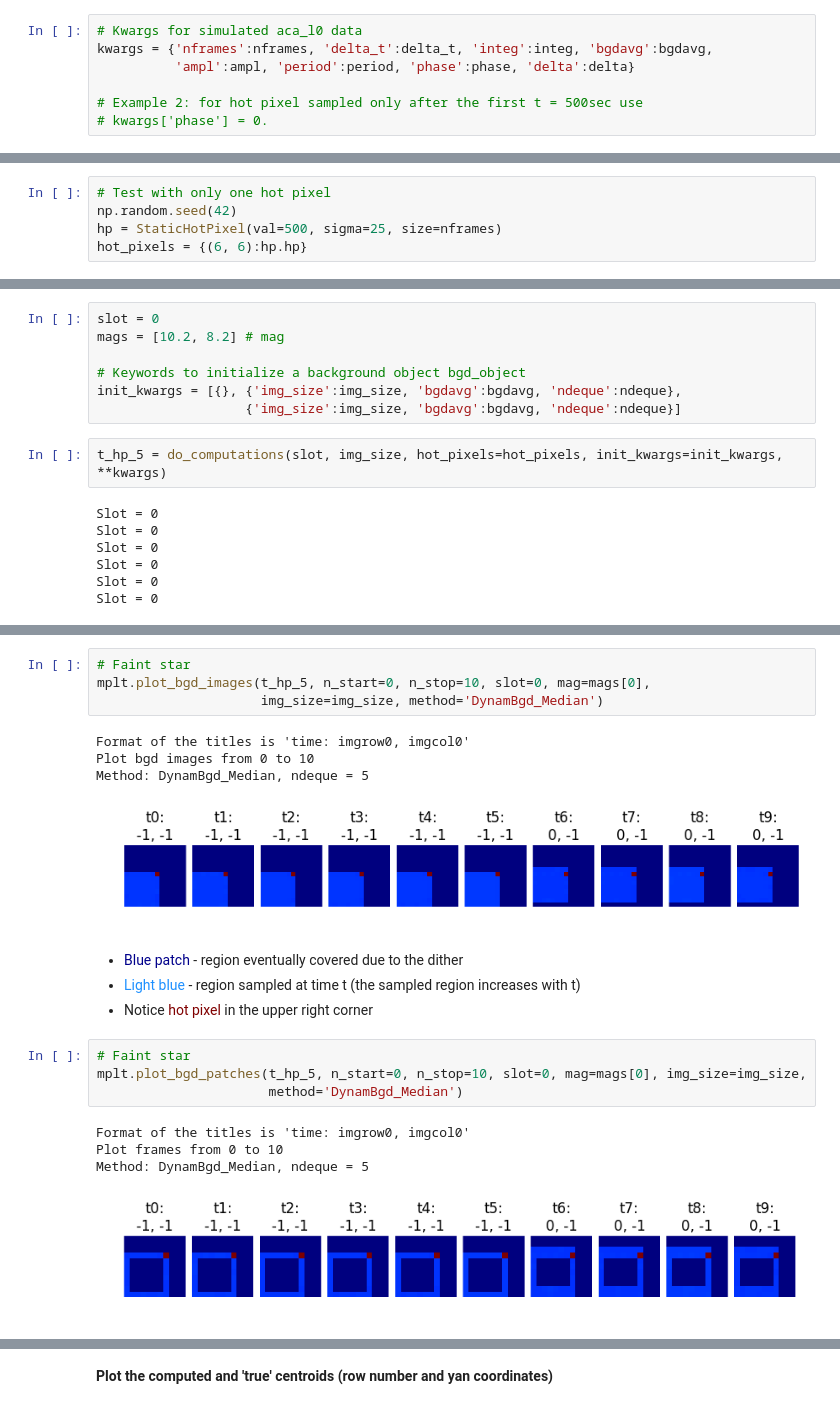
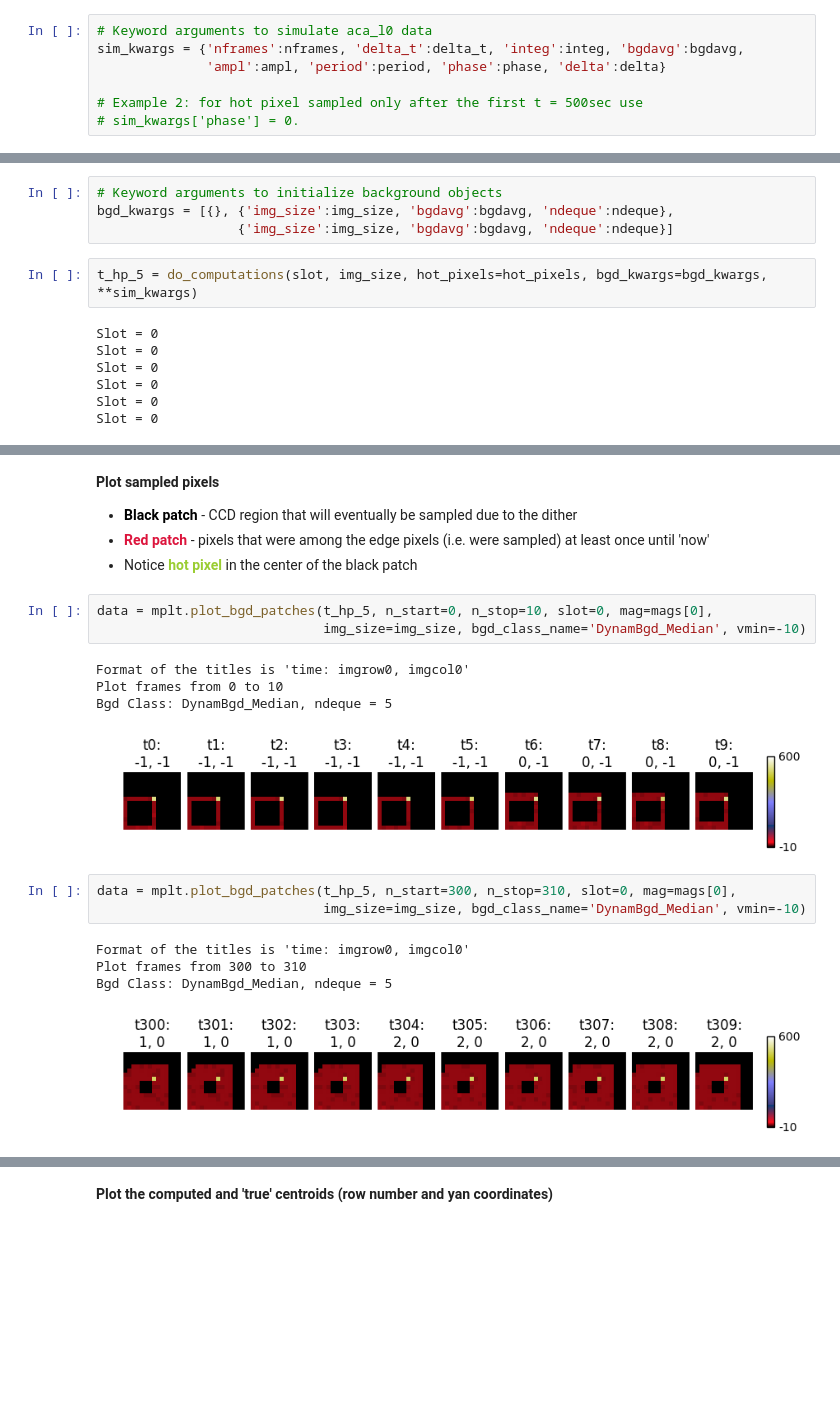
Before and after one commit to malgosias/aca_dark_current, a Jupyter notebook: dynam_bgd/aca_dynam_bgd_sim.ipynb, the cells around one changed output, grey strips where cells are left out. Saved outputs shown, nothing was run; the diff lists cells and outputs as text; blank space fills up the shorter version.

```diff
--- a/dynam_bgd/aca_dynam_bgd_sim.ipynb
+++ b/dynam_bgd/aca_dynam_bgd_sim.ipynb
@@ -144,9 +226,9 @@ __Small__ number of samples
 # %%
 ndeque = 5 # number of vals in deque before we start to popleft()
 # %%
-# Kwargs for simulated aca_l0 data
-kwargs = {'nframes':nframes, 'delta_t':delta_t, 'integ':integ, 'bgdavg':bgdavg,
-          'ampl':ampl, 'period':period, 'phase':phase, 'delta':delta}
+# Keyword arguments to simulate aca_l0 data
+sim_kwargs = {'nframes':nframes, 'delta_t':delta_t, 'integ':integ, 'bgdavg':bgdavg,
+              'ampl':ampl, 'period':period, 'phase':phase, 'delta':delta}
 
 # Example 2: for hot pixel sampled only after the first t = 500sec use
-# kwargs['phase'] = 0.
+# sim_kwargs['phase'] = 0.
@@ -155,5 +234,0 @@ Define hot pixel(s):
-# %%
-# Test with only one hot pixel
-np.random.seed(42)
-hp = StaticHotPixel(val=500, sigma=25, size=nframes)
-hot_pixels = {(6, 6):hp.hp}
@@ -167,12 +235,9 @@ plt.margins(0.05)
 # %%
-slot = 0
-mags = [10.2, 8.2] # mag
-
-# Keywords to initialize a background object bgd_object
-init_kwargs = [{}, {'img_size':img_size, 'bgdavg':bgdavg, 'ndeque':ndeque},
-                   {'img_size':img_size, 'bgdavg':bgdavg, 'ndeque':ndeque}]
+# Keyword arguments to initialize background objects
+bgd_kwargs = [{}, {'img_size':img_size, 'bgdavg':bgdavg, 'ndeque':ndeque},
+                  {'img_size':img_size, 'bgdavg':bgdavg, 'ndeque':ndeque}]
 # %%
-t_hp_5 = do_computations(slot, img_size, hot_pixels=hot_pixels, init_kwargs=init_kwargs, **kwargs)
+t_hp_5 = do_computations(slot, img_size, hot_pixels=hot_pixels, bgd_kwargs=bgd_kwargs, **sim_kwargs)
 # %% [output]
 Slot = 0
 Slot = 0
@@ -218,22 +293,22 @@ mplt.plot_px_history(t_hp_1000, [(5, 6)], slot=0, mag=10.2, method='DynamBgd_Med
+# %% [markdown]
+__Plot sampled pixels__
+
+* <span style="color:black;font-weight:bold">Black patch</span> - CCD region that will eventually be sampled due to the dither
+* <span style="color:crimson;font-weight:bold">Red patch</span> - pixels that were among the edge pixels (i.e. were sampled) at least once until 'now'
+* Notice <span style="color:yellowgreen;font-weight:bold">hot pixel</span> in the center of the black patch
 # %%
-# Faint star
-mplt.plot_bgd_images(t_hp_5, n_start=0, n_stop=10, slot=0, mag=mags[0],
-                     img_size=img_size, method='DynamBgd_Median')
+data = mplt.plot_bgd_patches(t_hp_5, n_start=0, n_stop=10, slot=0, mag=mags[0],
+                             img_size=img_size, bgd_class_name='DynamBgd_Median', vmin=-10)
 # %% [output]
 Format of the titles is 'time: imgrow0, imgcol0'
-Plot bgd images from 0 to 10
-Method: DynamBgd_Median, ndeque = 5
+Plot frames from 0 to 10
+Bgd Class: DynamBgd_Median, ndeque = 5
-[figure, old version]
+[figure, new version]
-# %% [markdown]
-* <span style="color:darkblue">Blue patch</span> - region eventually covered due to the dither
-* <span style="color:dodgerblue">Light blue</span> - region sampled at time t (the sampled region increases with t)
-* Notice <span style="color:maroon">hot pixel</span> in the upper right corner
 # %%
-# Faint star
-mplt.plot_bgd_patches(t_hp_5, n_start=0, n_stop=10, slot=0, mag=mags[0], img_size=img_size,
-                      method='DynamBgd_Median')
+data = mplt.plot_bgd_patches(t_hp_5, n_start=300, n_stop=310, slot=0, mag=mags[0],
+                             img_size=img_size, bgd_class_name='DynamBgd_Median', vmin=-10)
 # %% [output]
 Format of the titles is 'time: imgrow0, imgcol0'
-Plot frames from 0 to 10
-Method: DynamBgd_Median, ndeque = 5
+Plot frames from 300 to 310
+Bgd Class: DynamBgd_Median, ndeque = 5
-[figure, old version]
+[figure, new version]
```
Also changed, not shown: parts of 78 cells of this notebook, 4 other files.
